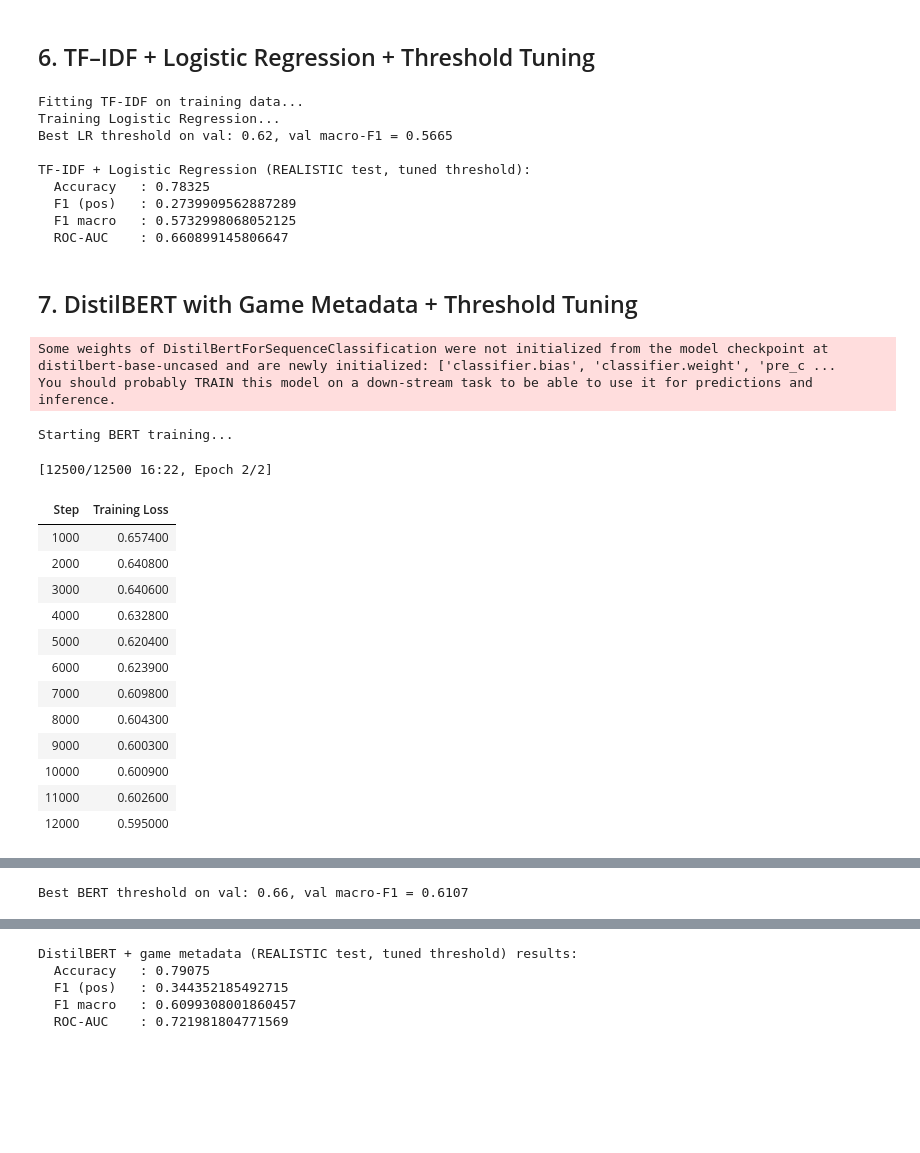
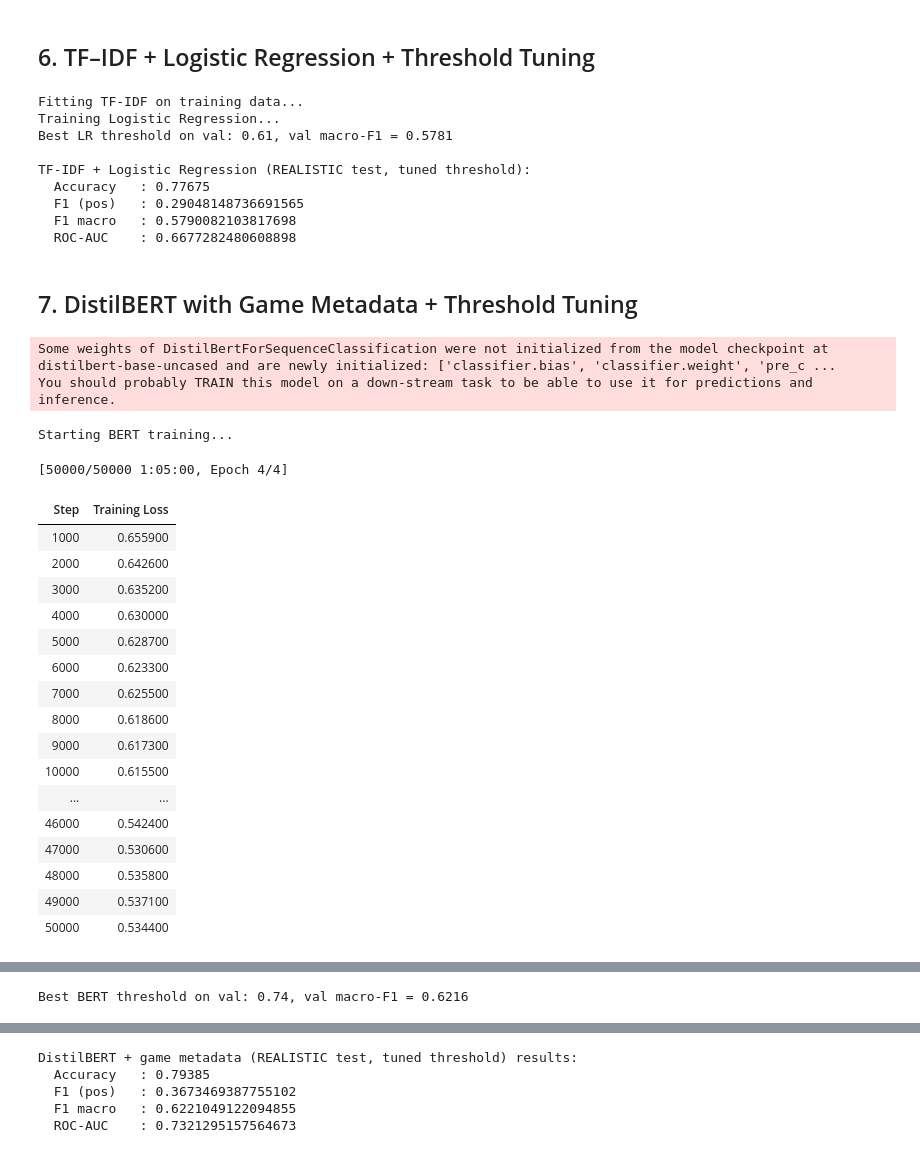
Before and after one commit to clyben/258proj, a Jupyter notebook: steam_helpfulness.ipynb, the cells around one changed output, grey strips where cells are left out. Drawn from its saved outputs; the diff is of its cells as text; code cells hidden in the pictures; blank space fills up the shorter version.

```diff
--- a/steam_helpfulness.ipynb
+++ b/steam_helpfulness.ipynb
@@ -145,7 +145,7 @@ Name: proportion, dtype: float64
 - **Validation (real)**: class proportions match full dataset
 - **Test (real)**: class proportions match full dataset
 # %%
-TRAIN_PER_CLASS = 50000
+TRAIN_PER_CLASS = 100000
 VAL_TOTAL = 10000
 TEST_TOTAL = 20000
 
@@ -454,13 +454,13 @@ print("  ROC-AUC    :", roc_lr)
 # %% [output]
 Fitting TF-IDF on training data...
 Training Logistic Regression...
-Best LR threshold on val: 0.62, val macro-F1 = 0.5665
+Best LR threshold on val: 0.61, val macro-F1 = 0.5781
 
 TF-IDF + Logistic Regression (REALISTIC test, tuned threshold):
-  Accuracy   : 0.78325
-  F1 (pos)   : 0.2739909562887289
-  F1 macro   : 0.5732998068052125
-  ROC-AUC    : 0.660899145806647
+  Accuracy   : 0.77675
+  F1 (pos)   : 0.29048148736691565
+  F1 macro   : 0.5790082103817698
+  ROC-AUC    : 0.6677282480608898
 # %% [markdown]
 ## 7. DistilBERT with Game Metadata + Threshold Tuning
 # %%
@@ -549,7 +549,7 @@ training_args = TrainingArguments(
     output_dir="./bert_steam",
     do_train=True,
     do_eval=True,
-    num_train_epochs=2,
+    num_train_epochs=4,
     per_device_train_batch_size=16,
     per_device_eval_batch_size=16,
     learning_rate=1e-5,
@@ -589,51 +589,55 @@ best_f1_macro_b = -1
 for thr in thresholds:
     y_pred_val_b = (val_probs >= thr).astype(int)
     f1_m = f1_score(y_val_b, y_pred_val_b, average="macro")
     if f1_m > best_f1_macro_b:
         best_f1_macro_b = f1_m
         best_thr_b = thr
 
 print(f"Best BERT threshold on val: {best_thr_b:.2f}, val macro-F1 = {best_f1_macro_b:.4f}")
 
 # Evaluate on test
 test_pred = trainer.predict(test_ds)
 test_logits = test_pred.predictions
 test_probs = torch.softmax(torch.tensor(test_logits), dim=1).numpy()[:, 1]
 y_pred_test_b = (test_probs >= best_thr_b).astype(int)
 
 acc_b = accuracy_score(y_test_b, y_pred_test_b)
 f1_pos_b = f1_score(y_test_b, y_pred_test_b)
 f1_macro_b = f1_score(y_test_b, y_pred_test_b, average="macro")
 roc_b = roc_auc_score(y_test_b, test_probs)
 
 print("\nDistilBERT + game metadata (REALISTIC test, tuned threshold) results:")
 print("  Accuracy   :", acc_b)
 print("  F1 (pos)   :", f1_pos_b)
 print("  F1 macro   :", f1_macro_b)
 print("  ROC-AUC    :", roc_b)
 # %% [output]
 Some weights of DistilBertForSequenceClassification were not initialized from the model checkpoint at distilbert-base-uncased and are newly initialized: ['classifier.bias', 'classifier.weight', 'pre_c ...
 You should probably TRAIN this model on a down-stream task to be able to use it for predictions and inference.
 Starting BERT training...
-[12500/12500 16:22, Epoch 2/2]
+[50000/50000 1:05:00, Epoch 4/4]
 | Step | Training Loss |
-| 1000 | 0.657400 |
-| 2000 | 0.640800 |
-| 3000 | 0.640600 |
-| 4000 | 0.632800 |
-| 5000 | 0.620400 |
-| 6000 | 0.623900 |
-| 7000 | 0.609800 |
-| 8000 | 0.604300 |
-| 9000 | 0.600300 |
-| 10000 | 0.600900 |
-| 11000 | 0.602600 |
-| 12000 | 0.595000 |
+| 1000 | 0.655900 |
+| 2000 | 0.642600 |
+| 3000 | 0.635200 |
+| 4000 | 0.630000 |
+| 5000 | 0.628700 |
+| 6000 | 0.623300 |
+| 7000 | 0.625500 |
+| 8000 | 0.618600 |
+| 9000 | 0.617300 |
+| 10000 | 0.615500 |
+| ... | ... |
+| 46000 | 0.542400 |
+| 47000 | 0.530600 |
+| 48000 | 0.535800 |
+| 49000 | 0.537100 |
+| 50000 | 0.534400 |
 [interactive output not drawn]
-Best BERT threshold on val: 0.66, val macro-F1 = 0.6107
+Best BERT threshold on val: 0.74, val macro-F1 = 0.6216
 [interactive output not drawn]
 DistilBERT + game metadata (REALISTIC test, tuned threshold) results:
-  Accuracy   : 0.79075
-  F1 (pos)   : 0.344352185492715
-  F1 macro   : 0.6099308001860457
-  ROC-AUC    : 0.721981804771569
+  Accuracy   : 0.79385
+  F1 (pos)   : 0.3673469387755102
+  F1 macro   : 0.6221049122094855
+  ROC-AUC    : 0.7321295157564673
```
Also changed, not shown: parts of 3 cells of this notebook.
